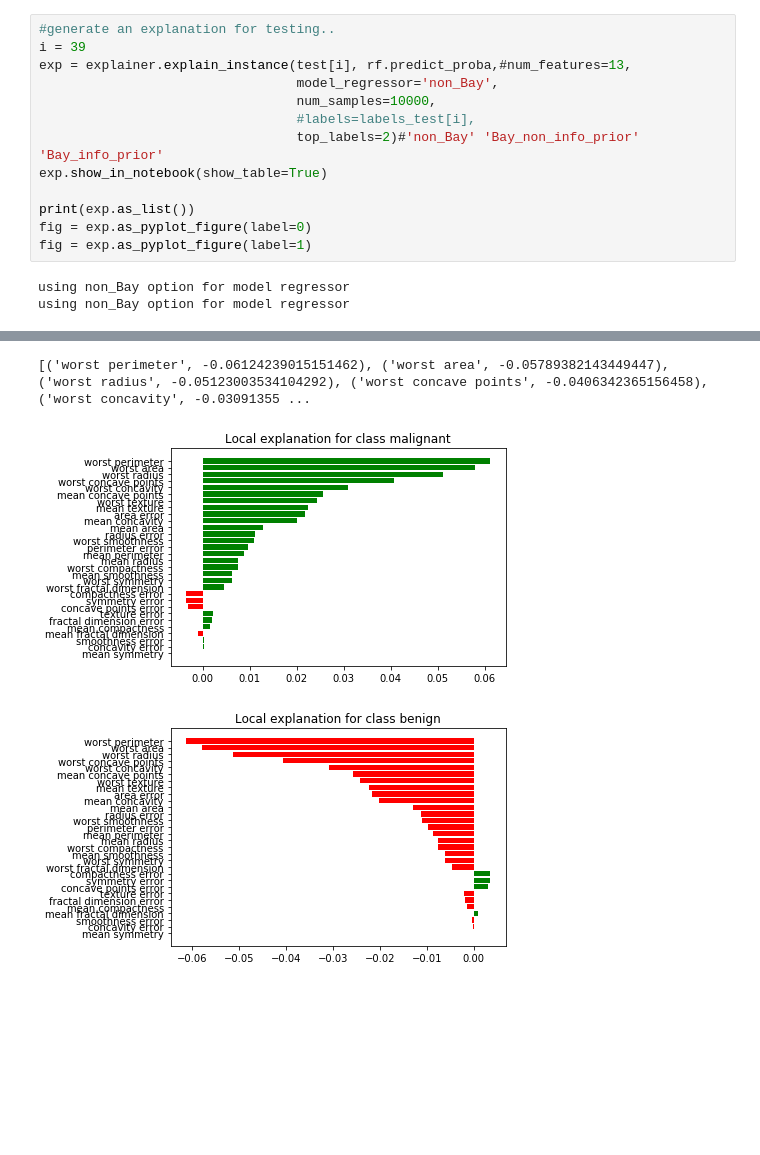
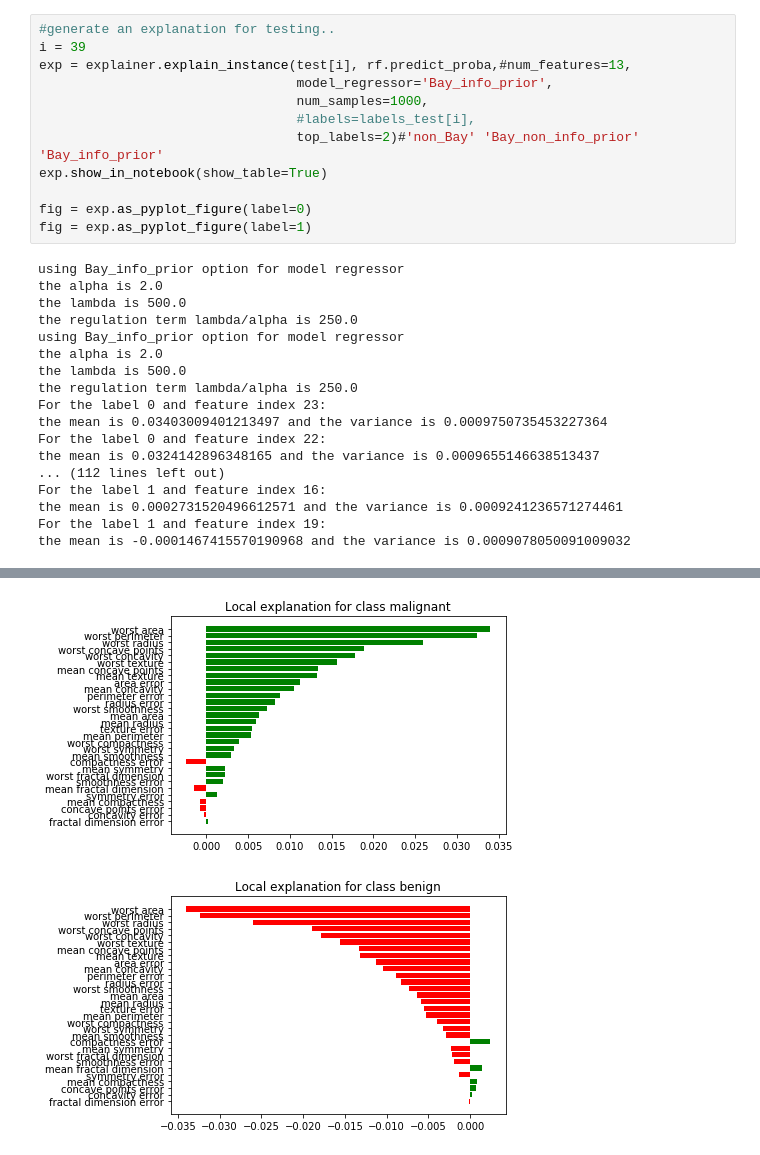
Before and after one commit to x-y-zhao/BayLime, a Jupyter notebook: experiment_tabular_cancer_dataset.ipynb, the cells around one changed output, grey strips where cells are left out. Saved outputs shown, nothing was run; the diff lists cells and outputs as text; blank space fills up the shorter version.

```diff
--- a/experiment_tabular_cancer_dataset.ipynb
+++ b/experiment_tabular_cancer_dataset.ipynb
@@ -75,20 +71,33 @@ using non_Bay option for model regressor
 # %%
 #generate an explanation for testing..
 i = 39
 exp = explainer.explain_instance(test[i], rf.predict_proba,#num_features=13,
-                                 model_regressor='non_Bay',
-                                 num_samples=10000,
+                                 model_regressor='Bay_info_prior',
+                                 num_samples=1000,
                                  #labels=labels_test[i],
                                  top_labels=2)#'non_Bay' 'Bay_non_info_prior' 'Bay_info_prior'
 exp.show_in_notebook(show_table=True)
 
-print(exp.as_list())
 fig = exp.as_pyplot_figure(label=0)
 fig = exp.as_pyplot_figure(label=1)
 # %% [output]
-using non_Bay option for model regressor
-using non_Bay option for model regressor
+using Bay_info_prior option for model regressor
+the alpha is 2.0
+the lambda is 500.0
+the regulation term lambda/alpha is 250.0
+using Bay_info_prior option for model regressor
+the alpha is 2.0
+the lambda is 500.0
+the regulation term lambda/alpha is 250.0
+For the label 0 and feature index 23:
+the mean is 0.03403009401213497 and the variance is 0.0009750735453227364
+For the label 0 and feature index 22:
+the mean is 0.0324142896348165 and the variance is 0.0009655146638513437
+... (112 lines left out)
+For the label 1 and feature index 16:
+the mean is 0.0002731520496612571 and the variance is 0.0009241236571274461
+For the label 1 and feature index 19:
+the mean is -0.0001467415570190968 and the variance is 0.0009078050091009032
 [interactive output not drawn]
-[('worst perimeter', -0.06124239015151462), ('worst area', -0.05789382143449447), ('worst radius', -0.05123003534104292), ('worst concave points', -0.0406342365156458), ('worst concavity', -0.03091355 ...
-[figure, old version]
+[figure, new version]
-[figure, old version]
+[figure, new version]
```
Also changed, not shown: parts of 1 cell of this notebook, 8 other files.
